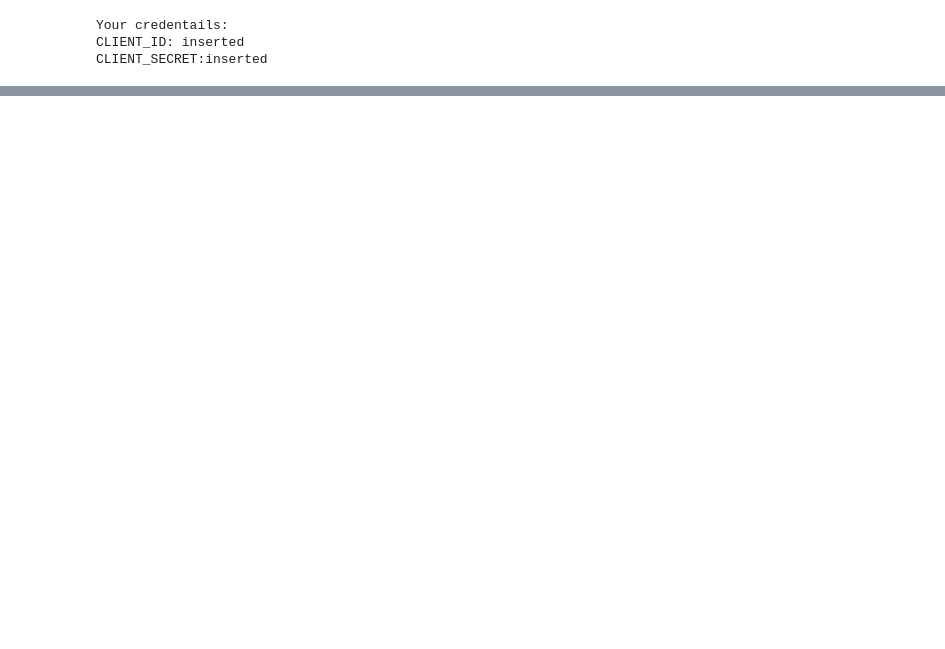
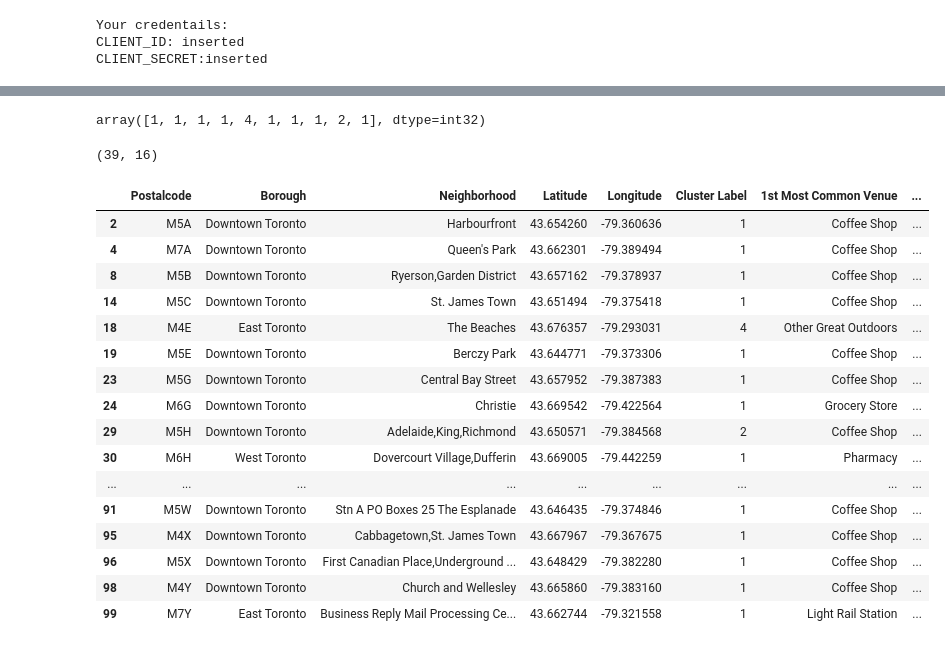
Before and after one commit to vklementev/Coursera_Capstone, a Jupyter notebook: Capstone project 1.ipynb, the cells around one changed output, grey strips where cells are left out. Saved outputs shown, nothing was run; the diff lists cells and outputs as text; code cells hidden in the pictures; blank space fills up the shorter version.

```diff
--- a/Capstone project 1.ipynb
+++ b/Capstone project 1.ipynb
@@ -249,0 +222,5 @@ CLIENT_SECRET:inserted
+# %%
+venues_df = pd.DataFrame(venues)
+venues_df.columns = ['Postalcode', 'Borough', 'Neighborhood', 'BoroughLatitude', 'BoroughLongitude', 'VenueName', 'VenueLatitude', 'VenueLongitude', 'VenueCategory']
+print(venues_df.shape)
+venues_df.head(10)
@@ -249,0 +281,24 @@ CLIENT_SECRET:inserted
+# %%
+num_top_venues = 10
+indicators = ['st', 'nd', 'rd']
+areaColumns = ['Postalcode', 'Borough', 'Neighborhood']
+freqColumns = []
+for ind in np.arange(num_top_venues):
+    try:
+        freqColumns.append('{}{} Most Common Venue'.format(ind+1, indicators[ind]))
+    except:
+        freqColumns.append('{}th Most Common Venue'.format(ind+1))
+columns = areaColumns+freqColumns
+
+neighborhoods_venues_sorted = pd.DataFrame(columns=columns)
+neighborhoods_venues_sorted['Postalcode'] = toronto_grouped['Postalcode']
+neighborhoods_venues_sorted['Borough'] = toronto_grouped['Borough']
+neighborhoods_venues_sorted['Neighborhood'] = toronto_grouped['Neighborhood']
+
+for ind in np.arange(toronto_grouped.shape[0]):
+    row_categories = toronto_grouped.iloc[ind, :].iloc[3:]
+    row_categories_sorted = row_categories.sort_values(ascending=False)
+    neighborhoods_venues_sorted.iloc[ind, 3:] = row_categories_sorted.index.values[0:num_top_venues]
+
+print(neighborhoods_venues_sorted.shape)
+neighborhoods_venues_sorted.head()
@@ -249,0 +313,34 @@ CLIENT_SECRET:inserted
+# %%
+from sklearn.cluster import KMeans
+from sklearn.datasets.samples_generator import make_blobs
+kclusters = 5
+toronto_grouped_clustering = toronto_grouped.drop(["Postalcode", "Borough", "Neighborhood"], 1)
+kmeans = KMeans(n_clusters=kclusters, random_state=0).fit(toronto_grouped_clustering)
+kmeans.labels_[0:10]
+# %% [output]
+array([1, 1, 1, 1, 4, 1, 1, 1, 2, 1], dtype=int32)
+# %%
+toronto_merged = df4.copy()
+toronto_merged["Cluster Label"] = kmeans.labels_
+toronto_merged = toronto_merged.join(neighborhoods_venues_sorted.drop(["Borough", "Neighborhood"], 1).set_index("Postalcode"), on="Postalcode")
+print(toronto_merged.shape)
+toronto_merged
+# %% [output]
+(39, 16)
+|  | Postalcode | Borough | Neighborhood | Latitude | Longitude | Cluster Label | 1st Most Common Venue | ... |
+| 2 | M5A | Downtown Toronto | Harbourfront | 43.654260 | -79.360636 | 1 | Coffee Shop | ... |
+| 4 | M7A | Downtown Toronto | Queen's Park | 43.662301 | -79.389494 | 1 | Coffee Shop | ... |
+| 8 | M5B | Downtown Toronto | Ryerson,Garden District | 43.657162 | -79.378937 | 1 | Coffee Shop | ... |
+| 14 | M5C | Downtown Toronto | St. James Town | 43.651494 | -79.375418 | 1 | Coffee Shop | ... |
+| 18 | M4E | East Toronto | The Beaches | 43.676357 | -79.293031 | 4 | Other Great Outdoors | ... |
+| 19 | M5E | Downtown Toronto | Berczy Park | 43.644771 | -79.373306 | 1 | Coffee Shop | ... |
+| 23 | M5G | Downtown Toronto | Central Bay Street | 43.657952 | -79.387383 | 1 | Coffee Shop | ... |
+| 24 | M6G | Downtown Toronto | Christie | 43.669542 | -79.422564 | 1 | Grocery Store | ... |
+| 29 | M5H | Downtown Toronto | Adelaide,King,Richmond | 43.650571 | -79.384568 | 2 | Coffee Shop | ... |
+| 30 | M6H | West Toronto | Dovercourt Village,Dufferin | 43.669005 | -79.442259 | 1 | Pharmacy | ... |
+| ... | ... | ... | ... | ... | ... | ... | ... | ... |
+| 91 | M5W | Downtown Toronto | Stn A PO Boxes 25 The Esplanade | 43.646435 | -79.374846 | 1 | Coffee Shop | ... |
+| 95 | M4X | Downtown Toronto | Cabbagetown,St. James Town | 43.667967 | -79.367675 | 1 | Coffee Shop | ... |
+| 96 | M5X | Downtown Toronto | First Canadian Place,Underground ... | 43.648429 | -79.382280 | 1 | Coffee Shop | ... |
+| 98 | M4Y | Downtown Toronto | Church and Wellesley | 43.665860 | -79.383160 | 1 | Coffee Shop | ... |
+| 99 | M7Y | East Toronto | Business Reply Mail Processing Ce... | 43.662744 | -79.321558 | 1 | Light Rail Station | ... |
```
Also changed, not shown: parts of 20 cells of this notebook.
